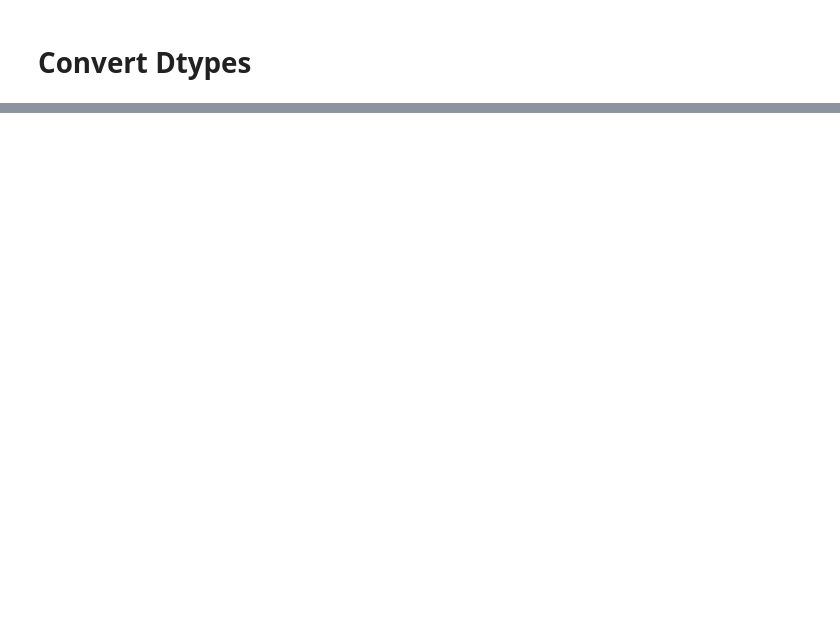
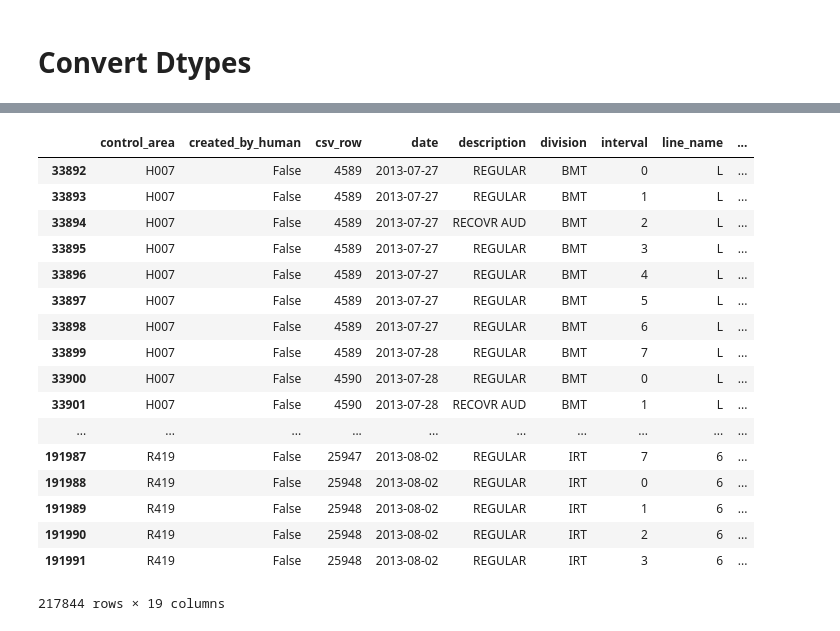
Before and after one commit to JonahJ/nyc-turnstyle, a Jupyter notebook: August 1 Analysis.ipynb, the cells around one changed output, grey strips where cells are left out. Saved outputs shown, nothing was run; the diff lists cells and outputs as text; code cells hidden in the pictures; blank space fills up the shorter version.

```diff
--- a/August 1 Analysis.ipynb
+++ b/August 1 Analysis.ipynb
@@ -568,0 +620,41 @@ dtype: bool
+# %%
+time_series_analyzed_data = []
+for i, ((station, remote_unit, scp), data) in enumerate(df_by_grouping):
+#     print(station, remote_unit, scp, len(data), data['datetime'].min(), data['datetime'].max())
+#     if i > 200:
+#         break
+
+    updated = data.copy(deep=True) # pandas complains unless we deep copy it
+
+
+    updated = updated.sort('datetime')
+    updated['entries'] = updated['odometer_entries'] - updated['odometer_entries'].shift(1)
+    updated['entries'] = updated['odometer_entries'] - updated['odometer_entries'].shift(1)
+    updated['exits'] = updated['odometer_exits'] - updated['odometer_exits'].shift(1)
+    updated['net_time'] = updated['datetime'] - updated['datetime'].shift(1)
+    updated['net_flow'] = updated['entries'] - updated['exits']
+#     updated['cummulative_flow'] = updated['entries'] + updated['exits']
+
+    time_series_analyzed_data.append(updated)
+
+df_pre_final_check = pd.concat(time_series_analyzed_data)
+df_pre_final_check
+# %% [output]
+|  | control_area | created_by_human | csv_row | date | description | division | interval | line_name | ... |
+| 33892 | H007 | False | 4589 | 2013-07-27 | REGULAR | BMT | 0 | L | ... |
+| 33893 | H007 | False | 4589 | 2013-07-27 | REGULAR | BMT | 1 | L | ... |
+| 33894 | H007 | False | 4589 | 2013-07-27 | RECOVR AUD | BMT | 2 | L | ... |
+| 33895 | H007 | False | 4589 | 2013-07-27 | REGULAR | BMT | 3 | L | ... |
+| 33896 | H007 | False | 4589 | 2013-07-27 | REGULAR | BMT | 4 | L | ... |
+| 33897 | H007 | False | 4589 | 2013-07-27 | REGULAR | BMT | 5 | L | ... |
+| 33898 | H007 | False | 4589 | 2013-07-27 | REGULAR | BMT | 6 | L | ... |
+| 33899 | H007 | False | 4589 | 2013-07-28 | REGULAR | BMT | 7 | L | ... |
+| 33900 | H007 | False | 4590 | 2013-07-28 | REGULAR | BMT | 0 | L | ... |
+| 33901 | H007 | False | 4590 | 2013-07-28 | RECOVR AUD | BMT | 1 | L | ... |
+| ... | ... | ... | ... | ... | ... | ... | ... | ... | ... |
+| 191987 | R419 | False | 25947 | 2013-08-02 | REGULAR | IRT | 7 | 6 | ... |
+| 191988 | R419 | False | 25948 | 2013-08-02 | REGULAR | IRT | 0 | 6 | ... |
+| 191989 | R419 | False | 25948 | 2013-08-02 | REGULAR | IRT | 1 | 6 | ... |
+| 191990 | R419 | False | 25948 | 2013-08-02 | REGULAR | IRT | 2 | 6 | ... |
+| 191991 | R419 | False | 25948 | 2013-08-02 | REGULAR | IRT | 3 | 6 | ... |
+217844 rows × 19 columns
```
Also changed, not shown: parts of 45 cells of this notebook, 1 other file.
